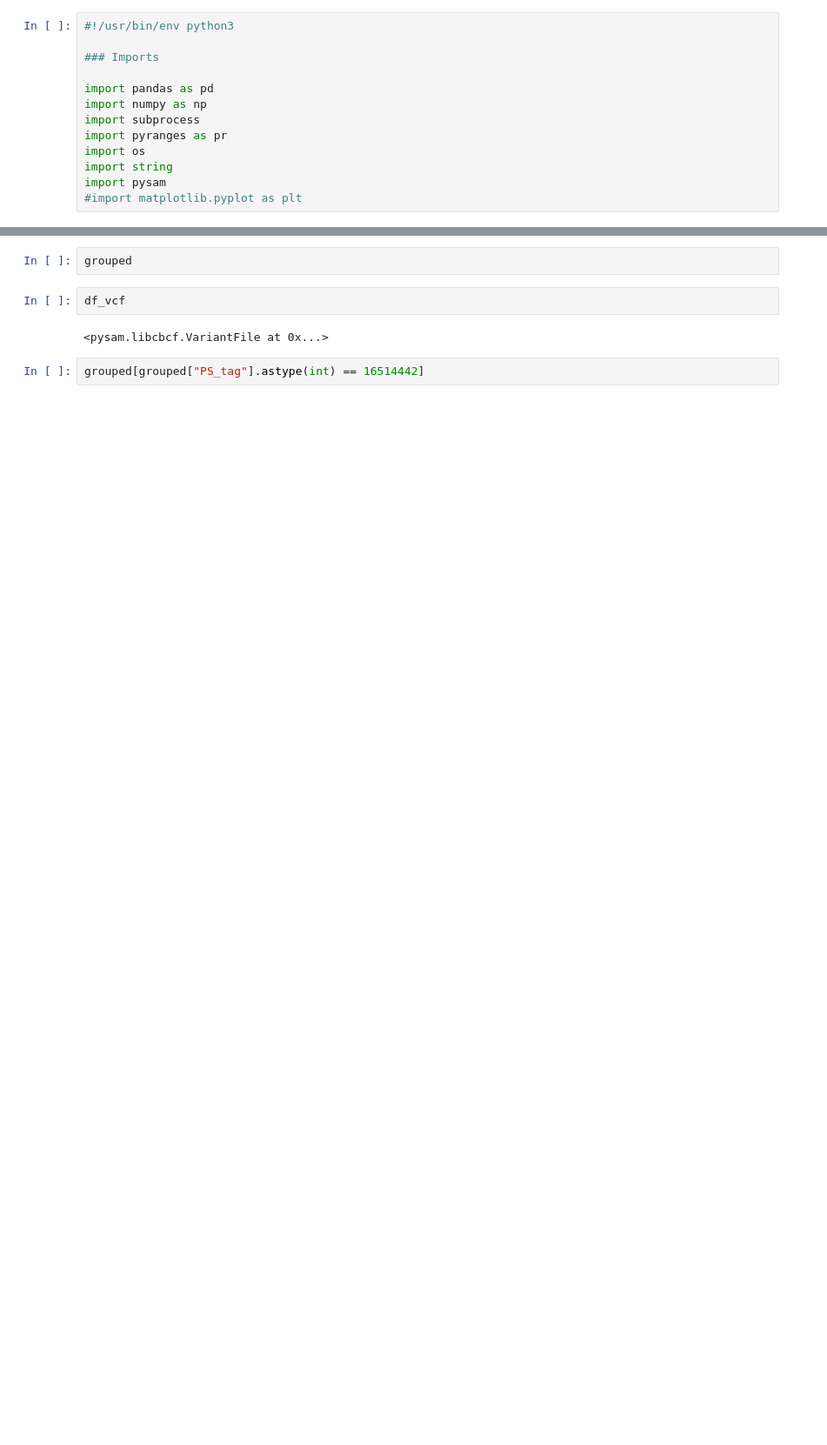
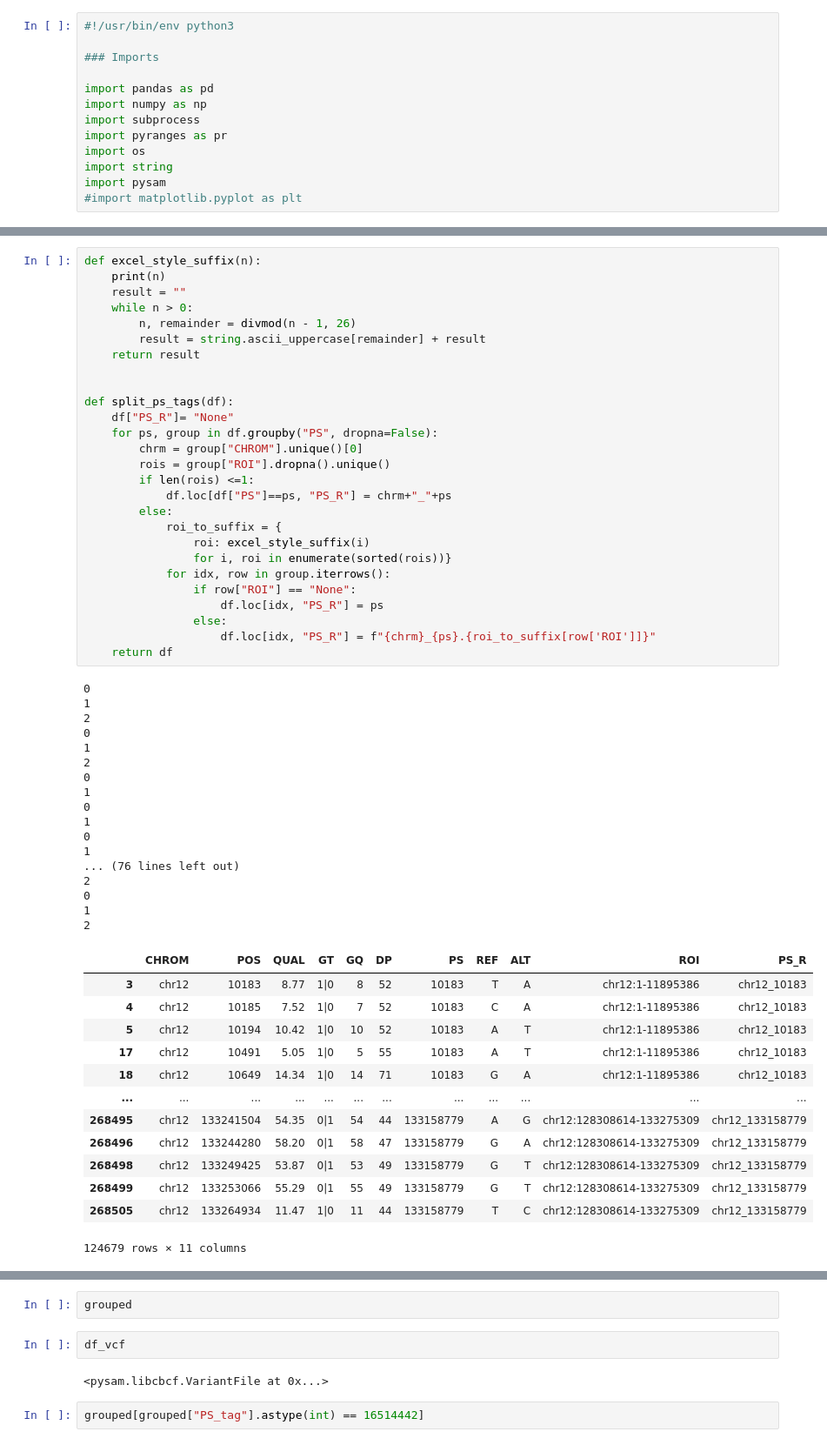
Before and after one commit to Gwenvdsluis/Non-targeted_NIPD_for_monogenic_disease_using_long-read_seq, a Jupyter notebook: HB_MAKER_OMIM.ipynb, the cells around one changed output, grey strips where cells are left out. Shown at 87% size. Saved outputs shown, nothing was run; the diff lists cells and outputs as text; blank space fills up the shorter version.

```diff
--- a/HB_MAKER_OMIM.ipynb
+++ b/HB_MAKER_OMIM.ipynb
@@ -250,0 +296,58 @@ grouped
+# %%
+def excel_style_suffix(n):
+    print(n)
+    result = ""
+    while n > 0:
+        n, remainder = divmod(n - 1, 26)
+        result = string.ascii_uppercase[remainder] + result
+    return result
+
+
+def split_ps_tags(df):
+    df["PS_R"]= "None"
+    for ps, group in df.groupby("PS", dropna=False):
+        chrm = group["CHROM"].unique()[0]
+        rois = group["ROI"].dropna().unique()
+        if len(rois) <=1:
+            df.loc[df["PS"]==ps, "PS_R"] = chrm+"_"+ps
+        else:
+            roi_to_suffix = {
+                roi: excel_style_suffix(i)
+                for i, roi in enumerate(sorted(rois))}
+            for idx, row in group.iterrows():
+                if row["ROI"] == "None":
+                    df.loc[idx, "PS_R"] = ps
+                else:
+                    df.loc[idx, "PS_R"] = f"{chrm}_{ps}.{roi_to_suffix[row['ROI']]}"
+    return df
+# %% [output]
+0
+1
+2
+0
+1
+2
+0
+1
+0
+1
+0
+1
+... (76 lines left out)
+2
+0
+1
+2
+|  | CHROM | POS | QUAL | GT | GQ | DP | PS | REF | ALT | ROI | PS_R |
+| 3 | chr12 | 10183 | 8.77 | 1|0 | 8 | 52 | 10183 | T | A | chr12:1-11895386 | chr12_10183 |
+| 4 | chr12 | 10185 | 7.52 | 1|0 | 7 | 52 | 10183 | C | A | chr12:1-11895386 | chr12_10183 |
+| 5 | chr12 | 10194 | 10.42 | 1|0 | 10 | 52 | 10183 | A | T | chr12:1-11895386 | chr12_10183 |
+| 17 | chr12 | 10491 | 5.05 | 1|0 | 5 | 55 | 10183 | A | T | chr12:1-11895386 | chr12_10183 |
+| 18 | chr12 | 10649 | 14.34 | 1|0 | 14 | 71 | 10183 | G | A | chr12:1-11895386 | chr12_10183 |
+| ... | ... | ... | ... | ... | ... | ... | ... | ... | ... | ... | ... |
+| 268495 | chr12 | 133241504 | 54.35 | 0|1 | 54 | 44 | 133158779 | A | G | chr12:128308614-133275309 | chr12_133158779 |
+| 268496 | chr12 | 133244280 | 58.20 | 0|1 | 58 | 47 | 133158779 | G | A | chr12:128308614-133275309 | chr12_133158779 |
+| 268498 | chr12 | 133249425 | 53.87 | 0|1 | 53 | 49 | 133158779 | G | T | chr12:128308614-133275309 | chr12_133158779 |
+| 268499 | chr12 | 133253066 | 55.29 | 0|1 | 55 | 49 | 133158779 | G | T | chr12:128308614-133275309 | chr12_133158779 |
+| 268505 | chr12 | 133264934 | 11.47 | 1|0 | 11 | 44 | 133158779 | T | C | chr12:128308614-133275309 | chr12_133158779 |
+124679 rows × 11 columns
```
Also changed, not shown: parts of 9 cells of this notebook, 14 other files.
